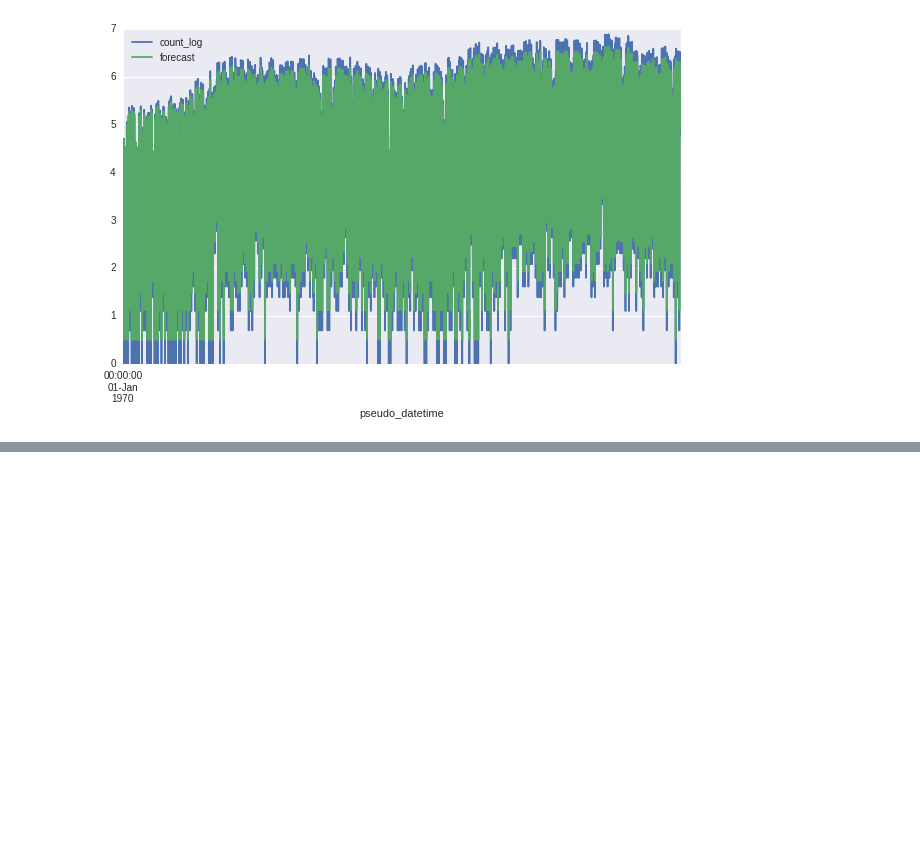
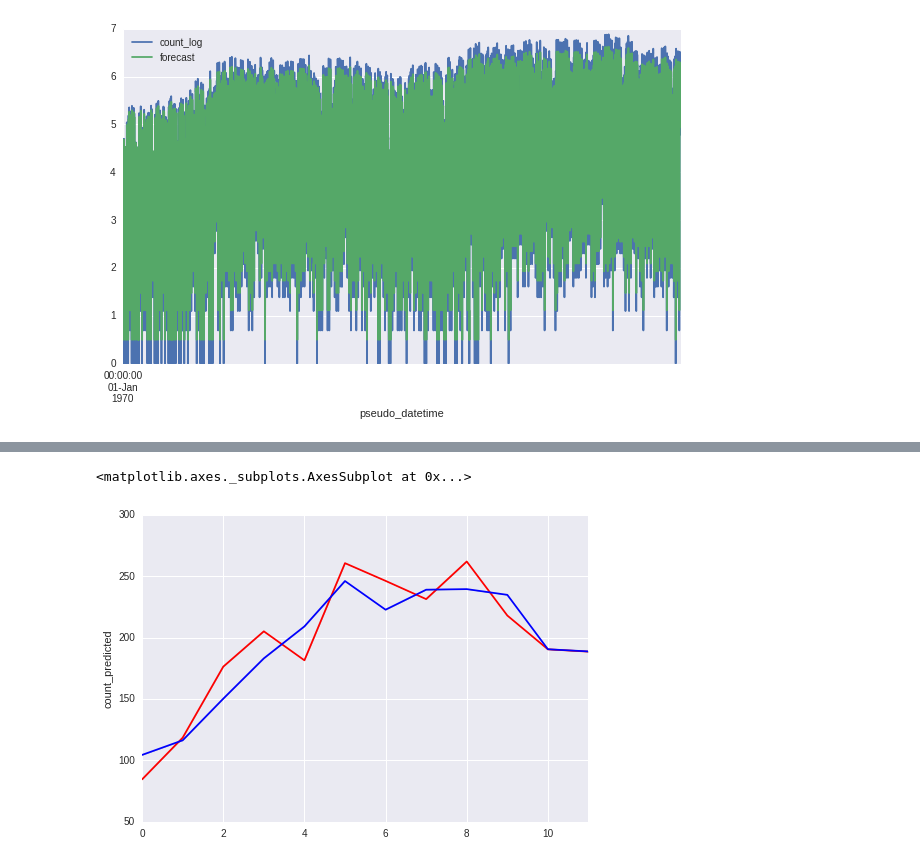
Before and after one commit to jakubczakon/bike_sharing_demand, a Jupyter notebook: notebooks/jungle/exploration_zoo.ipynb, the cells around one changed output, grey strips where cells are left out. Saved outputs shown, nothing was run; the diff lists cells and outputs as text; code cells hidden in the pictures; blank space fills up the shorter version.

```diff
--- a/notebooks/jungle/exploration_zoo.ipynb
+++ b/notebooks/jungle/exploration_zoo.ipynb
@@ -319,0 +418,9 @@ arima_model.predict()
+# %%
+valid__true = valid.groupby( [ "date_month"] ).mean()["count"]
+valid__pred = valid.groupby( [ "date_month"] ).mean()["count_predicted"]
+
+sns.tsplot(data = valid__true,value = "count",color="red")
+sns.tsplot(data = valid__pred,value = "count_predicted",color="blue")
+# %% [output]
+<matplotlib.axes._subplots.AxesSubplot at 0x...>
+[figure, added]
```
Also changed, not shown: parts of 28 cells of this notebook, 13 other files.
